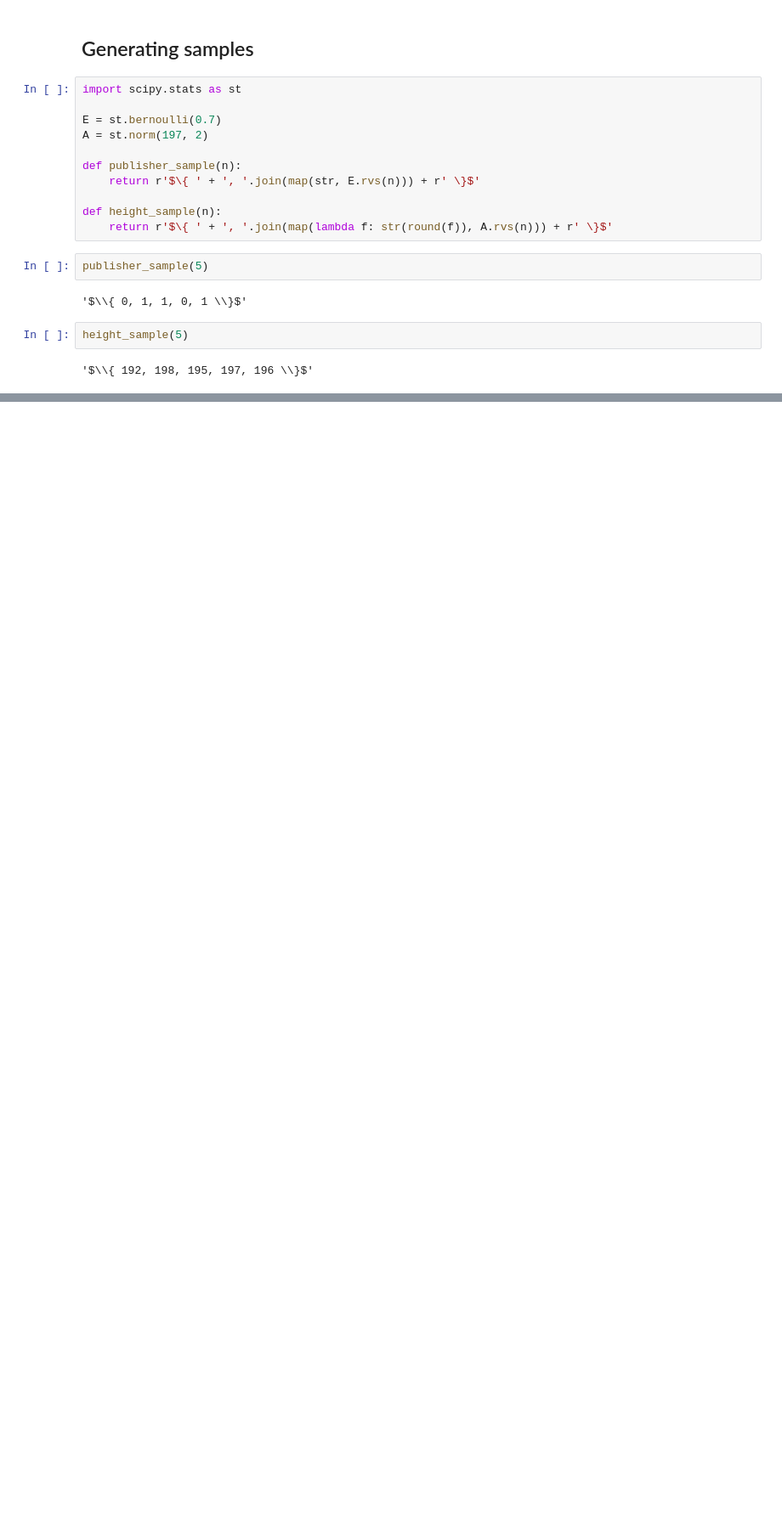
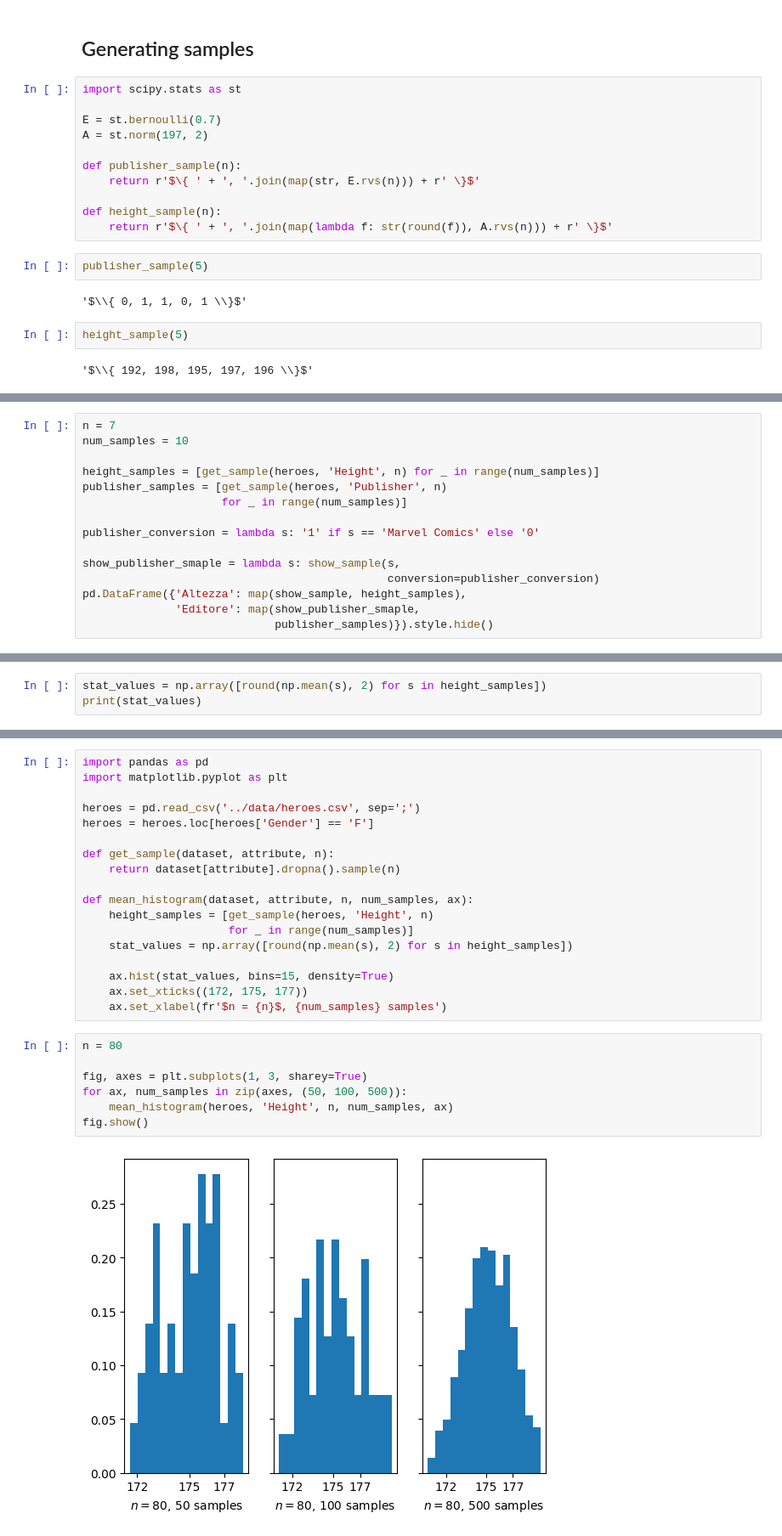
Before and after one commit to dariomalchiodi/sds, a Jupyter notebook: sds/notebooks/notebooks.ipynb, the cells around one changed output, grey strips where cells are left out. Shown at 85% size. Drawn from its saved outputs; the diff is of its cells as text; blank space fills up the shorter version.

```diff
--- a/sds/notebooks/notebooks.ipynb
+++ b/sds/notebooks/notebooks.ipynb
@@ -611,0 +623,15 @@ height_sample(5)
+# %%
+n = 7
+num_samples = 10
+
+height_samples = [get_sample(heroes, 'Height', n) for _ in range(num_samples)]
+publisher_samples = [get_sample(heroes, 'Publisher', n)
+                     for _ in range(num_samples)]
+
+publisher_conversion = lambda s: '1' if s == 'Marvel Comics' else '0'
+
+show_publisher_smaple = lambda s: show_sample(s,
+                                              conversion=publisher_conversion)
+pd.DataFrame({'Altezza': map(show_sample, height_samples),
+              'Editore': map(show_publisher_smaple,
+                             publisher_samples)}).style.hide()
@@ -611,0 +656,3 @@ height_sample(5)
+# %%
+stat_values = np.array([round(np.mean(s), 2) for s in height_samples])
+print(stat_values)
@@ -611,0 +670,27 @@ height_sample(5)
+# %%
+import pandas as pd
+import matplotlib.pyplot as plt
+
+heroes = pd.read_csv('../data/heroes.csv', sep=';')
+heroes = heroes.loc[heroes['Gender'] == 'F']
+
+def get_sample(dataset, attribute, n):
+    return dataset[attribute].dropna().sample(n)
+
+def mean_histogram(dataset, attribute, n, num_samples, ax):
+    height_samples = [get_sample(heroes, 'Height', n)
+                      for _ in range(num_samples)]
+    stat_values = np.array([round(np.mean(s), 2) for s in height_samples])
+
+    ax.hist(stat_values, bins=15, density=True)
+    ax.set_xticks((172, 175, 177))
+    ax.set_xlabel(fr'$n = {n}$, {num_samples} samples')
+# %%
+n = 80
+
+fig, axes = plt.subplots(1, 3, sharey=True)
+for ax, num_samples in zip(axes, (50, 100, 500)):
+    mean_histogram(heroes, 'Height', n, num_samples, ax)
+fig.show()
+# %% [output]
+[figure, added]
```
Also changed, not shown: parts of 7 cells of this notebook, 5 other files.
